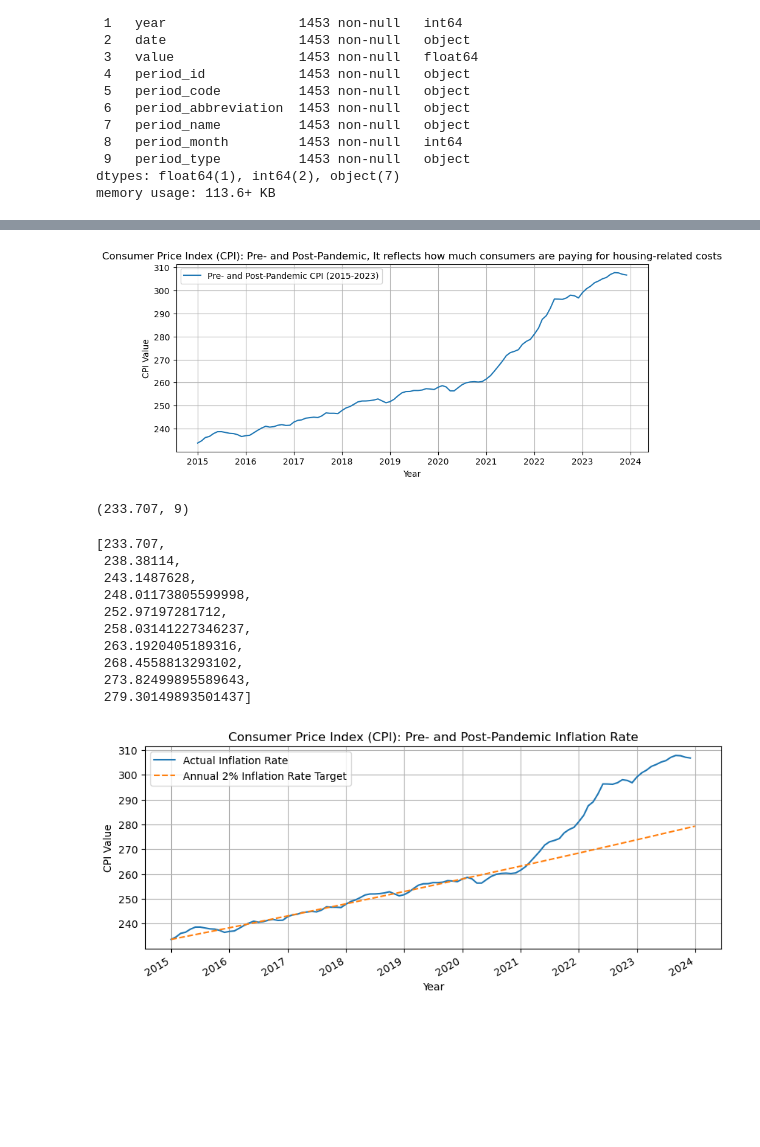
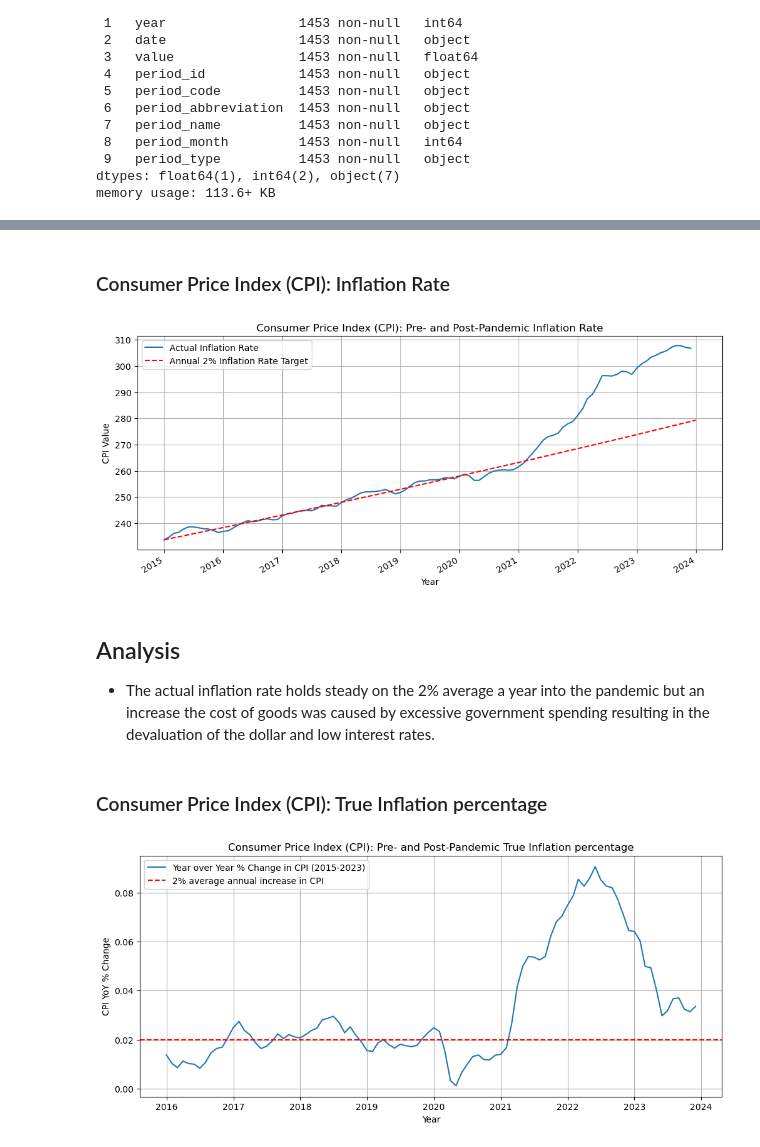
Before and after one commit to xraySMULu/the-big-squeeze, a Jupyter notebook: Code/cg_analysis.ipynb, the cells around one changed output, grey strips where cells are left out. Cells and saved outputs as stored; diff of their text form; code cells hidden in the pictures; blank space fills up the shorter version.

Commit message:
analysis

```diff
--- a/Code/cg_analysis.ipynb
+++ b/Code/cg_analysis.ipynb
@@ -55,11 +213,13 @@ bls_cpi_df = bls_cpi_df.sort_index().loc['2015':'2023', :]
+# %% [markdown]
+### Consumer Price Index (CPI): Inflation Rate
 # %%
-fig = plt.figure(figsize=(10, 4))
-#bls_cpi_df['value'].loc['2015':'2024'].plot(figsize=(10,4))
-plt.plot(bls_cpi_df['value'].loc['2015':'2023'], label='Pre- and Post-Pandemic CPI (2015-2023)')
-plt.title("Consumer Price Index (CPI): Pre- and Post-Pandemic, It reflects how much consumers are paying for housing-related costs")
+fig = plt.figure(figsize=(12,5))
+plt.plot(bls_cpi_df['value'].loc['2015':'2023'], label='Actual Inflation Rate')
+target_cpi_series.plot(ls='--',c='red',label='Annual 2% Inflation Rate Target')
+plt.title("Consumer Price Index (CPI): Pre- and Post-Pandemic Inflation Rate")
 plt.xlabel("Year")
 plt.ylabel("CPI Value")
 plt.legend()
 plt.grid(True)
 # %% [output]
-[figure, old version]
+[figure, new version]
@@ -74,4 +225,0 @@ periods = len_periods(bls_cpi_df, 2015, 2023)
-# %%
-start, periods
-# %% [output]
-(233.707, 9)
@@ -86,13 +225,0 @@ for year in range(0,periods):
-# %%
-target_cpis
-# %% [output]
-[233.707,
- 238.38114,
- 243.1487628,
- 248.01173805599998,
- 252.97197281712,
- 258.03141227346237,
- 263.1920405189316,
- 268.4558813293102,
- 273.82499895589643,
- 279.30149893501437]
@@ -102,17 +226,16 @@ target_cpi_series = pd.Series(data =target_cpis, index= dates)
+# %% [markdown]
+## Analysis
+* The actual inflation rate holds steady on the 2% average a year into the pandemic but an increase the cost of goods was caused by excessive government spending resulting in the devaluation of the dollar and low interest rates.
+# %% [markdown]
+### Consumer Price Index (CPI): True Inflation percentage
 # %%
-""" fig = plt.figure(dpi=100)
-bls_cpi_df['value'].loc['2015':'2024'].plot(figsize=(10,4))
-target_cpi_series.plot(ls='--')
-plt.xlabel('Date')
-plt.ylabel('CPI Value')
- """
-fig = plt.figure(figsize=(10, 4))
-plt.plot(bls_cpi_df['value'].loc['2015':'2023'], label='Actual Inflation Rate')
-target_cpi_series.plot(ls='--', label='Annual 2% Inflation Rate Target')
-plt.title("Consumer Price Index (CPI): Pre- and Post-Pandemic Inflation Rate")
+fig = plt.figure(figsize=(12,5))
+plt.plot(bls_cpi_df['value'].loc['2015':'2023'].pct_change(12), label='Year over Year % Change in CPI (2015-2023)')
+plt.axhline(0.02,ls='--',c='red',label='2% average annual increase in CPI')
+plt.title("Consumer Price Index (CPI): Pre- and Post-Pandemic True Inflation percentage")
 plt.xlabel("Year")
-plt.ylabel("CPI Value")
+plt.ylabel("CPI YoY % Change")
 plt.legend()
 plt.grid(True)
 # %% [output]
-[figure, old version]
+[figure, new version]
```
Also changed, not shown: parts of 29 cells of this notebook, 11 other files.
